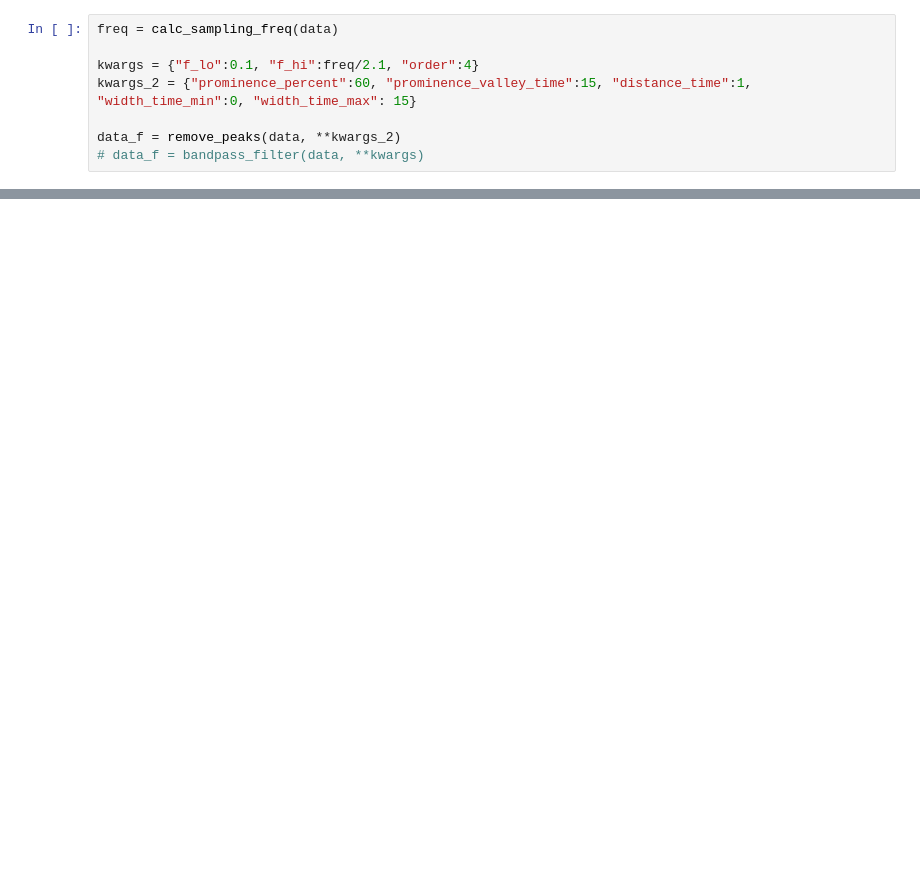
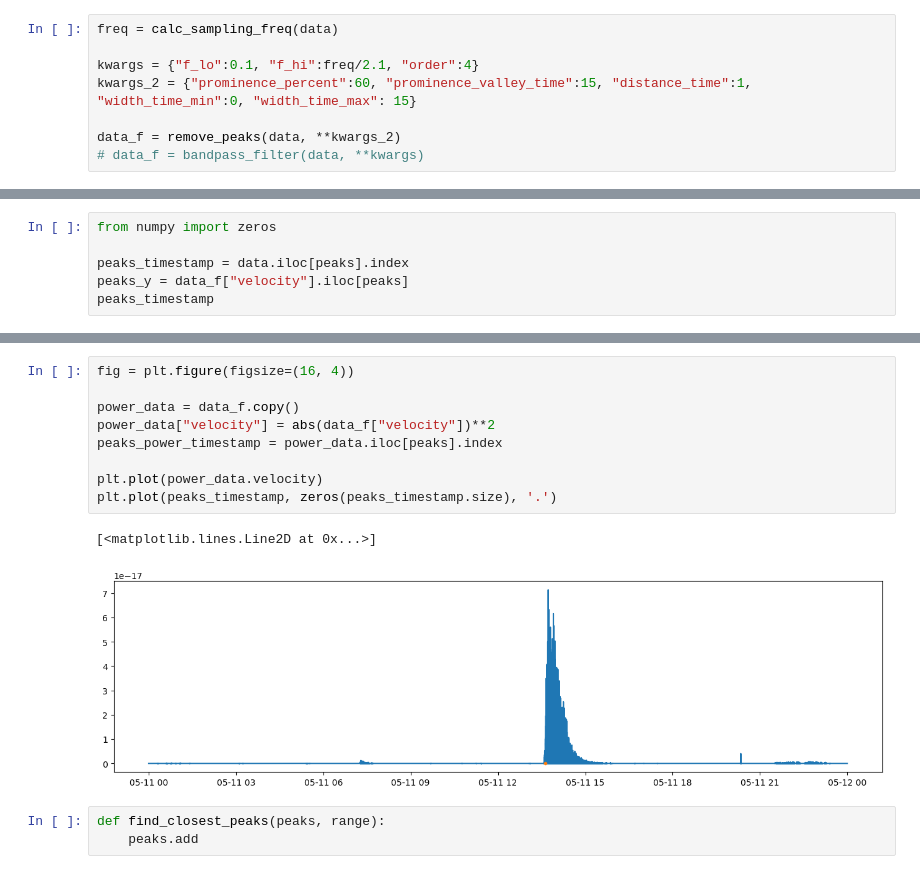
Before and after one commit to alexbeaulieu/skadra-space-apps-2024-notebooks, a Jupyter notebook: notebooks/notebook_with_filters.ipynb, the cells around one changed output, grey strips where cells are left out. Saved outputs shown, nothing was run; the diff lists cells and outputs as text; blank space fills up the shorter version.

```diff
--- a/notebooks/notebook_with_filters.ipynb
+++ b/notebooks/notebook_with_filters.ipynb
@@ -352,0 +391,6 @@ plt.show()
+# %%
+from numpy import zeros
+
+peaks_timestamp = data.iloc[peaks].index
+peaks_y = data_f["velocity"].iloc[peaks]
+peaks_timestamp
@@ -352,0 +399,15 @@ plt.show()
+# %%
+fig = plt.figure(figsize=(16, 4))
+
+power_data = data_f.copy()
+power_data["velocity"] = abs(data_f["velocity"])**2
+peaks_power_timestamp = power_data.iloc[peaks].index
+
+plt.plot(power_data.velocity)
+plt.plot(peaks_timestamp, zeros(peaks_timestamp.size), '.')
+# %% [output]
+[<matplotlib.lines.Line2D at 0x...>]
+[figure, added]
+# %%
+def find_closest_peaks(peaks, range):
+    peaks.add
```
Also changed, not shown: parts of 9 cells of this notebook.
